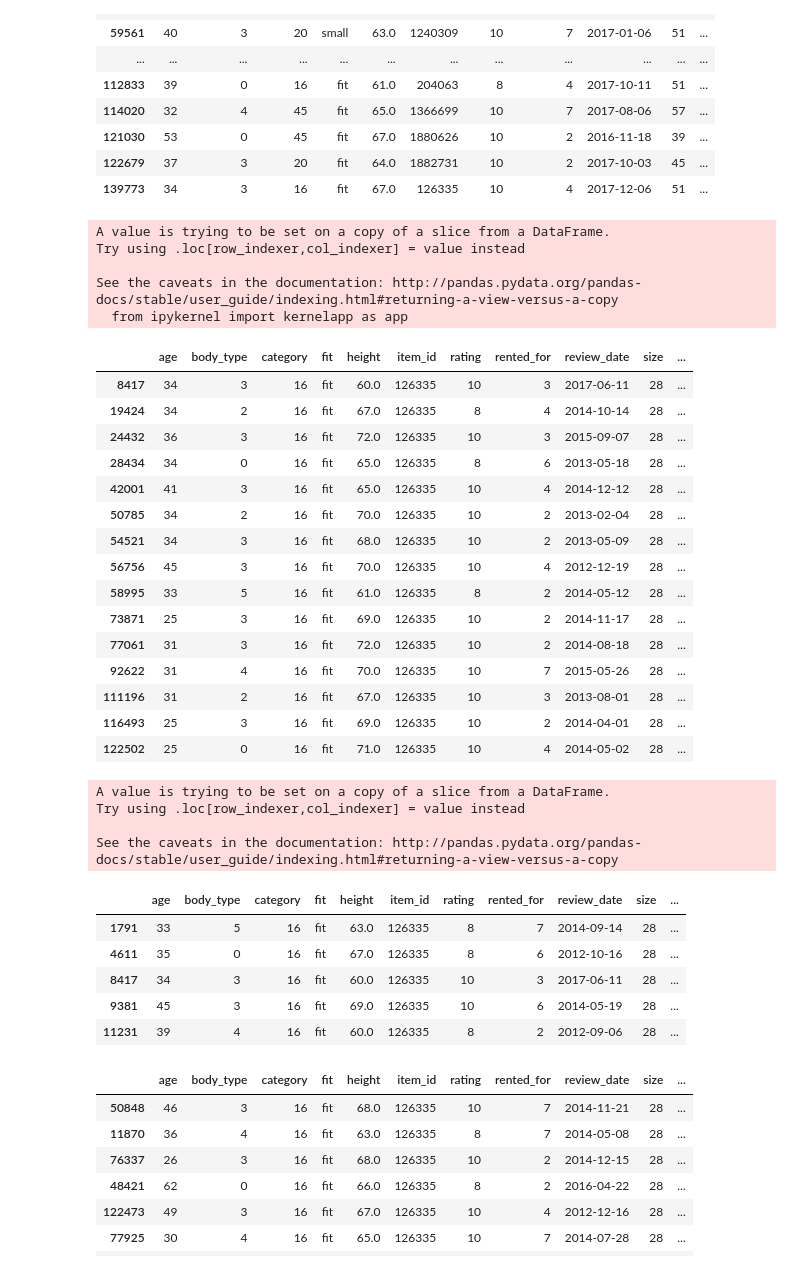
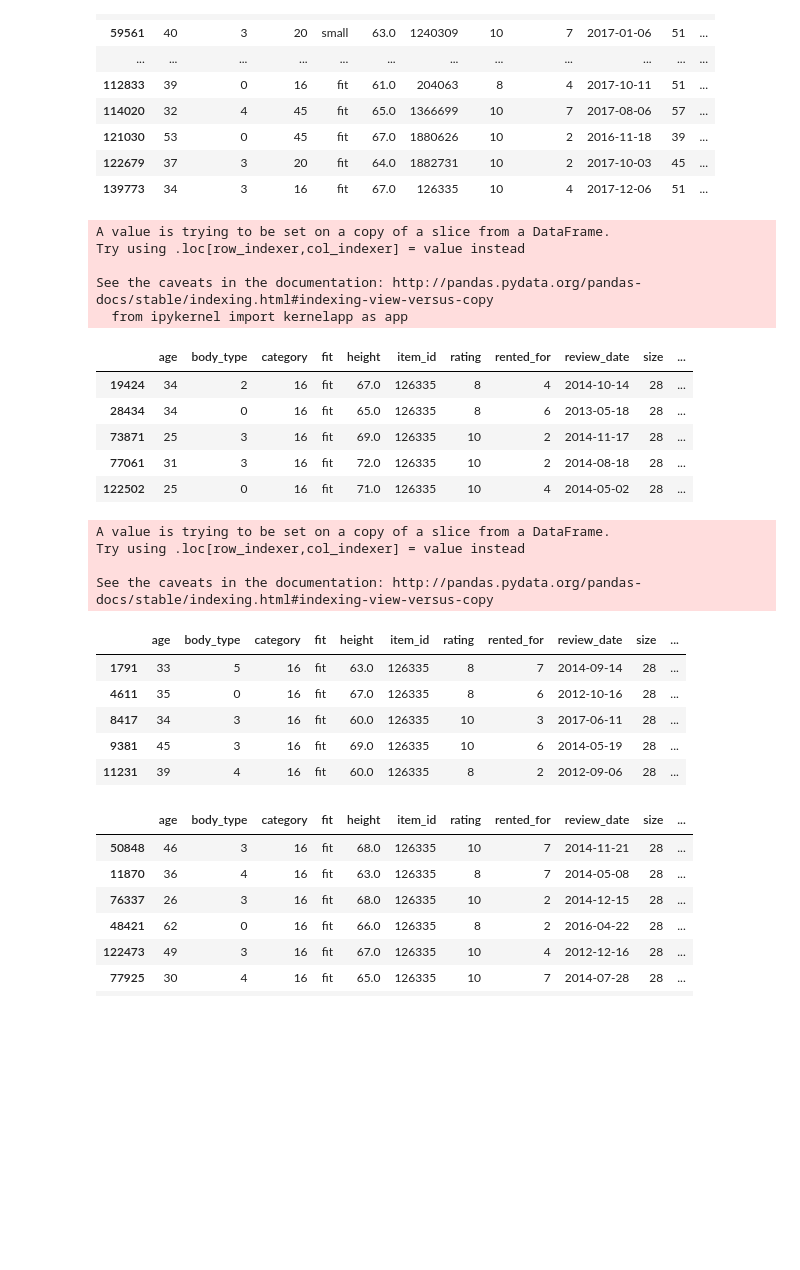
Before and after one commit to mdsvoren/eecs731-final-project, a Jupyter notebook: notebooks/Anomaly_Detection.ipynb, the cells around one changed output. Drawn from its saved outputs; the diff is of its cells as text; code cells hidden in the pictures; blank space fills up the shorter version.

```diff
--- a/notebooks/Anomaly_Detection.ipynb
+++ b/notebooks/Anomaly_Detection.ipynb
@@ -429,43 +449,33 @@ data_pred.loc[data_pred["pred"] == -1]
 # %%
 X_cols = ["weight", "size", 'height', 'bust_volume', 'bust_height']
 ilf = IsolationForest(n_estimators = 100,
                       max_samples = 256,
                       behaviour = "new",
                       random_state = rng,
-                      contamination = 0.1
+                      contamination = 0.05
 
     )
 item_id = 126335
 largest_item = reviews.loc[reviews['item_id'] == item_id]
 fit_data = largest_item.loc[largest_item['fit'] == 'fit']
 pred = ilf.fit_predict(fit_data[X_cols])
 
 data_pred = fit_data
 data_pred["pred"] = pred
 
 size_28 = data_pred.loc[data_pred['size'] == 28]
 size_28.loc[size_28["pred"] == -1]
 # %% [output]
 A value is trying to be set on a copy of a slice from a DataFrame.
 Try using .loc[row_indexer,col_indexer] = value instead
 
-See the caveats in the documentation: http://pandas.pydata.org/pandas-docs/stable/user_guide/indexing.html#returning-a-view-versus-a-copy
+See the caveats in the documentation: http://pandas.pydata.org/pandas-docs/stable/indexing.html#indexing-view-versus-copy
   from ipykernel import kernelapp as app
 |  | age | body_type | category | fit | height | item_id | rating | rented_for | review_date | size | ... |
-| 8417 | 34 | 3 | 16 | fit | 60.0 | 126335 | 10 | 3 | 2017-06-11 | 28 | ... |
 | 19424 | 34 | 2 | 16 | fit | 67.0 | 126335 | 8 | 4 | 2014-10-14 | 28 | ... |
-| 24432 | 36 | 3 | 16 | fit | 72.0 | 126335 | 10 | 3 | 2015-09-07 | 28 | ... |
 | 28434 | 34 | 0 | 16 | fit | 65.0 | 126335 | 8 | 6 | 2013-05-18 | 28 | ... |
-| 42001 | 41 | 3 | 16 | fit | 65.0 | 126335 | 10 | 4 | 2014-12-12 | 28 | ... |
-| 50785 | 34 | 2 | 16 | fit | 70.0 | 126335 | 10 | 2 | 2013-02-04 | 28 | ... |
-| 54521 | 34 | 3 | 16 | fit | 68.0 | 126335 | 10 | 2 | 2013-05-09 | 28 | ... |
-| 56756 | 45 | 3 | 16 | fit | 70.0 | 126335 | 10 | 4 | 2012-12-19 | 28 | ... |
-| 58995 | 33 | 5 | 16 | fit | 61.0 | 126335 | 8 | 2 | 2014-05-12 | 28 | ... |
 | 73871 | 25 | 3 | 16 | fit | 69.0 | 126335 | 10 | 2 | 2014-11-17 | 28 | ... |
 | 77061 | 31 | 3 | 16 | fit | 72.0 | 126335 | 10 | 2 | 2014-08-18 | 28 | ... |
-| 92622 | 31 | 4 | 16 | fit | 70.0 | 126335 | 10 | 7 | 2015-05-26 | 28 | ... |
-| 111196 | 31 | 2 | 16 | fit | 67.0 | 126335 | 10 | 3 | 2013-08-01 | 28 | ... |
-| 116493 | 25 | 3 | 16 | fit | 69.0 | 126335 | 10 | 2 | 2014-04-01 | 28 | ... |
 | 122502 | 25 | 0 | 16 | fit | 71.0 | 126335 | 10 | 4 | 2014-05-02 | 28 | ... |
 # %%
 def convertAnomaly(s):
@@ -479,7 +489,7 @@ size_28.head()
 A value is trying to be set on a copy of a slice from a DataFrame.
 Try using .loc[row_indexer,col_indexer] = value instead
 
-See the caveats in the documentation: http://pandas.pydata.org/pandas-docs/stable/user_guide/indexing.html#returning-a-view-versus-a-copy
+See the caveats in the documentation: http://pandas.pydata.org/pandas-docs/stable/indexing.html#indexing-view-versus-copy
 |  | age | body_type | category | fit | height | item_id | rating | rented_for | review_date | size | ... |
 | 1791 | 33 | 5 | 16 | fit | 63.0 | 126335 | 8 | 7 | 2014-09-14 | 28 | ... |
 | 4611 | 35 | 0 | 16 | fit | 67.0 | 126335 | 8 | 6 | 2012-10-16 | 28 | ... |
```
Also changed, not shown: parts of 11 cells of this notebook.
